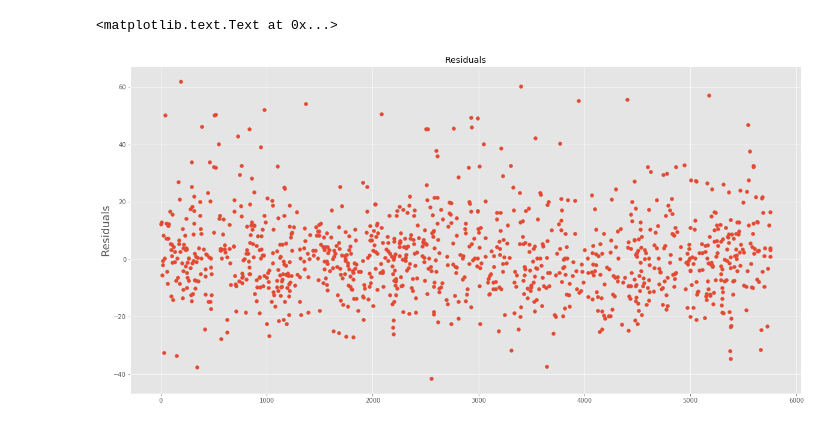
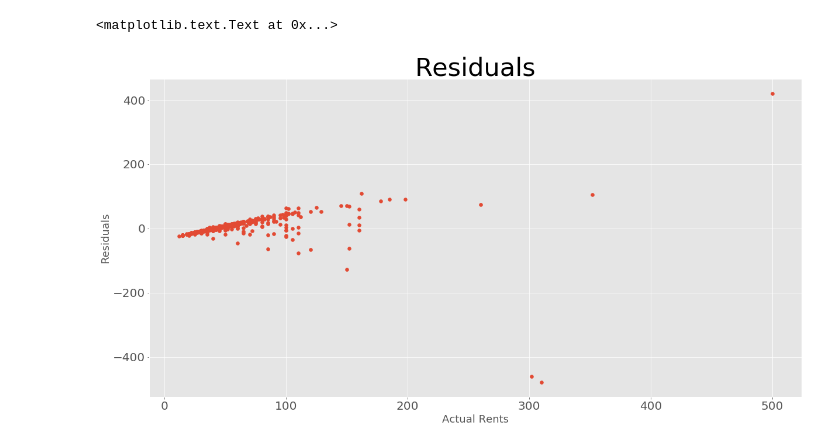
Before and after one commit to patrickspencer/regressthedress, a Jupyter notebook: testing/model_for_just_dresses.ipynb, the cells around one changed output. Drawn from its saved outputs; the diff is of its cells as text; code cells hidden in the pictures.

```diff
--- a/testing/model_for_just_dresses.ipynb
+++ b/testing/model_for_just_dresses.ipynb
@@ -142,28 +121,39 @@ df_w_adj
 # %%
 final_df = df_w_adj
-features = final_df.columns.drop(['rent_per_week', 'title', 'cost', 'is_train', 'description']) # just column names
+features = final_df.columns.drop(['rent_per_week', 'title', 'is_train', 'description']) # just column names
 train, test = final_df[final_df['is_train']==True], final_df[final_df['is_train']==False]
 # %%
 #clf = svm.SVR() # didn't work. Predicted 43 for everything
-reg = RandomForestRegressor(n_jobs=2, n_estimators=15)
+reg = RandomForestRegressor(n_jobs=2, n_estimators=10)
 #clf.fit(train[features], train['rent_per_week'])
 #rfr_predicted = clf.predict(test[features])
 #reg = linear_model.LinearRegression() # total crap
-#reg = linear_model.Ridge(alpha = .5) # comparable to rfr
+#reg = linear_model.Ridge(alpha = 1) # comparable to rfr
 #reg = linear_model.RidgeCV(alphas=[0.1, 1.0, 10.0]) # comparable to rfr
 #reg = linear_model.Lasso(alpha = 0.1)
-#reg = linear_model.ElasticNet(alpha=0.1) # comparable to rfr
+#reg = linear_model.ElasticNet(alpha=1) # comparable to rfr
 #reg = linear_model.RANSACRegressor(linear_model.LinearRegression()) # slow, did not finish, uses lots of cpu
 #reg = linear_model.TheilSenRegressor() # slow, did not finish, uses lots of cpu
 #reg = linear_model.HuberRegressor() # slow, did not finish, uses lots of cpu
 # %%
-reg.fit(train[features], train['rent_per_week'])
-predicted = reg.predict(test[features])
-
 model_dir = '/home/patrick/Dropbox/insight/wombat/wombat/engine/stat_model_pickles'
 model_path = os.path.join(model_dir, 'rfr_v0.1_no_adj.pkl')
 #joblib.dump(reg, model_path)
 #call this with: clf = joblib.load('huber_v0.1.pkl')
 #rfr_predicted
 #stopping_value = np.minimum(np.maximum(test['rent_per_week'].values), np.maximum(rfr_predicted))
+# %%
+reg.fit(train[features], train['rent_per_week'].apply(np.log))
+predicted = np.exp(reg.predict(test[features]))
+
+# without log
+#reg.fit(train[features], train['rent_per_week'])
+#predicted = reg.predict(test[features])
+
+model_dir = '/home/patrick/Dropbox/insight/wombat/wombat/engine/stat_model_pickles'
+model_path = os.path.join(model_dir, 'rfr_v0.1_no_adj.pkl')
+#joblib.dump(reg, model_path)
+#call this with: clf = joblib.load('huber_v0.1.pkl')
+#rfr_predicted
+#stopping_value = np.minimum(np.maximum(test['rent_per_week'].values), np.maximum(rfr_predicted))
 # %%
@@ -220,11 +215,13 @@ Length of df_full_test: 1075
 # %%
 fig, ax = plt.subplots(figsize=(20, 10))
-ax.scatter(df_full_test['error'].index, df_full_test['error'].values)
+df_error = df_full_test.loc[df_full_test['error']>0][['brand', 'item_type', 'title', 'error', 'description']].sort_values('error', ascending = 0)
+ax.scatter(df_full_test['rent_per_week'], df_full_test['error'].values)
 ax.set_title('Residuals')
 ax.set_ylabel('Residuals', fontsize=18)
+ax.set_xlabel('Actual Rents', fontsize=18)
 # %% [output]
 <matplotlib.text.Text at 0x...>
-[figure, old version]
+[figure, new version]
 # %%
 pd.set_option('display.max_colwidth', -1)
 
```
Also changed, not shown: parts of 19 cells of this notebook, 3 other files.
